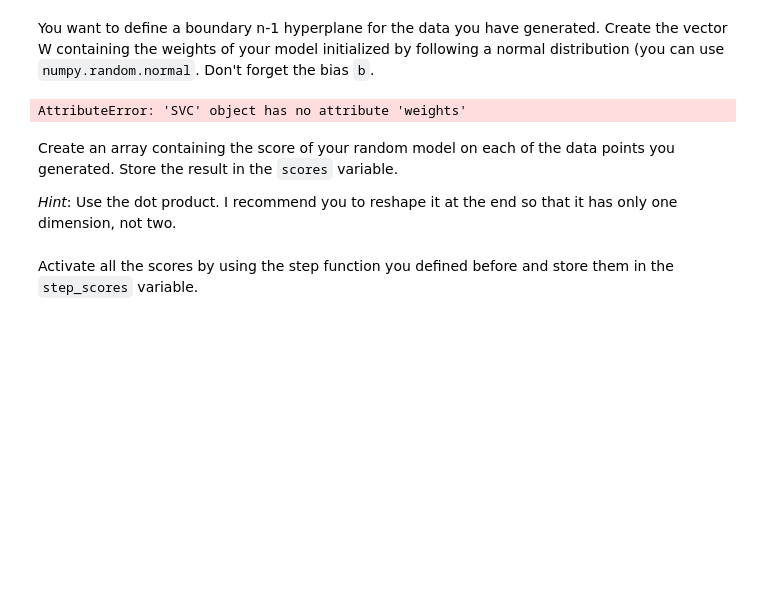
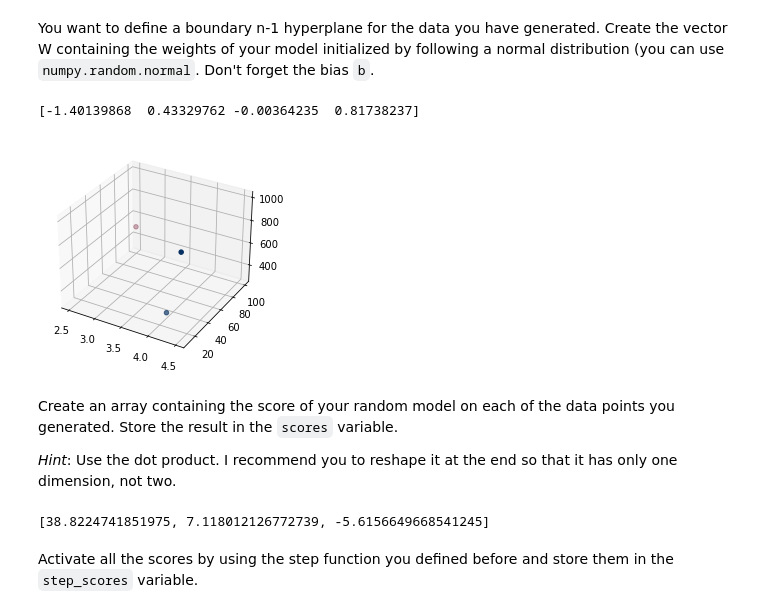
Before and after one commit to Tomjohnsonellis/strive-work, a Jupyter notebook: deep-learning-two/1. Perceptron/exercises/dl1.ipynb, the cells around one changed output. Cells and saved outputs as stored; diff of their text form; code cells hidden in the pictures; blank space fills up the shorter version.

```diff
--- a/deep-learning-two/1. Perceptron/exercises/dl1.ipynb
+++ b/deep-learning-two/1. Perceptron/exercises/dl1.ipynb
@@ -98,10 +97,6 @@ You want to build a model to choose which book to read based on the following th
 
 Create a potential dataset with reasonable examples with 5 data points presented in a numpy array of the form `X = np.array([[f11,f12...], [f21, f22,...],...,[f51,f52,...]])` so that the shape of X will be (3,4). In addition, create the `y` vector with binary labels.
 # %%
-X = 0
-y = 0
-
-
 # Average Rating / Num Reviews / Fiction?
 X = np.array(
     [
@@ -127,18 +122,30 @@ assert y.min() == 0
 assert y.shape == (3,)
 # %% [markdown]
 You want to define a boundary n-1 hyperplane for the data you have generated. Create the vector W containing the weights of your model initialized by following a normal distribution (you can use `numpy.random.normal`. Don't forget the bias `b`.
-# %%
-W = 0
-b = 0
-
-
-from sklearn import svm
-model = svm.SVC(degree=3)
-model.fit(X, y)
-
-model.weights
-# %% [output]
-AttributeError: 'SVC' object has no attribute 'weights'
+# %%
+from sklearn import svm
+from sklearn.svm import LinearSVC
+
+W = np.random.normal(size = [4])
+b = np.random.normal(size=[1])
+print(W)
+#Hyperplanes are just a way to divide data into 2 sections
+# Plot data
+fig = plt.figure()
+ax = plt.axes(projection = '3d')
+graph_x = X[:,0]
+graph_y = X[:,1]
+graph_z = X[:,2]
+colours=["red","black"]
+ax.scatter(graph_x, graph_y, graph_z, c=y, cmap="RdBu")
+# Create Hyperplane - I only have 3 points this may not be the best thing to do
+clf = svm.SVC(kernel='linear')
+clf = clf.fit(X, y)
+# Plot hyperplane
+# TODO: Figure this out
+# %% [output]
+[-1.40139868  0.43329762 -0.00364235  0.81738237]
+[figure, added]
 # %%
 assert W.shape == (4,) or W.shape == (4, 1)
 assert b.shape == (1,) or b.shape == (1, 1)
@@ -154,3 +156,13 @@ raise NotImplementedError()
+# %%
+scores = []
+for sample in X:
+    scores.append(np.dot(W, sample))
+
+#scores = np.dot(W, X)
+print(scores)
+# YOUR CODE HERE
+# %% [output]
+[38.8224741851975, 7.118012126772739, -5.6156649668541245]
 # %%
 assert scores.shape == (3,)
 # %% [markdown]
```
Also changed, not shown: parts of 6 cells of this notebook.
